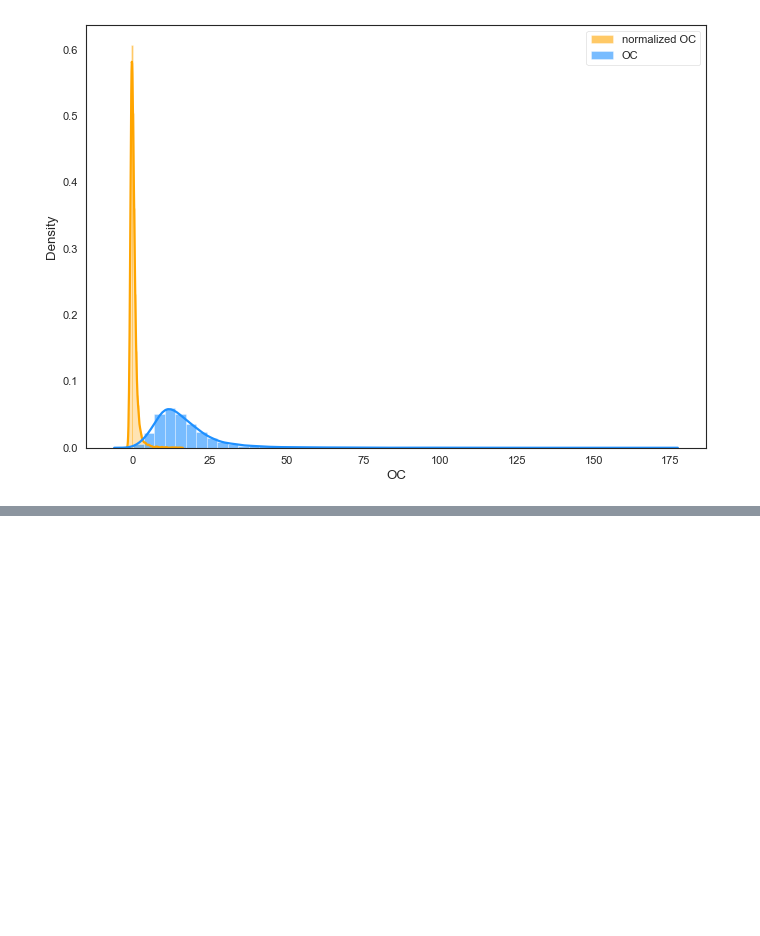
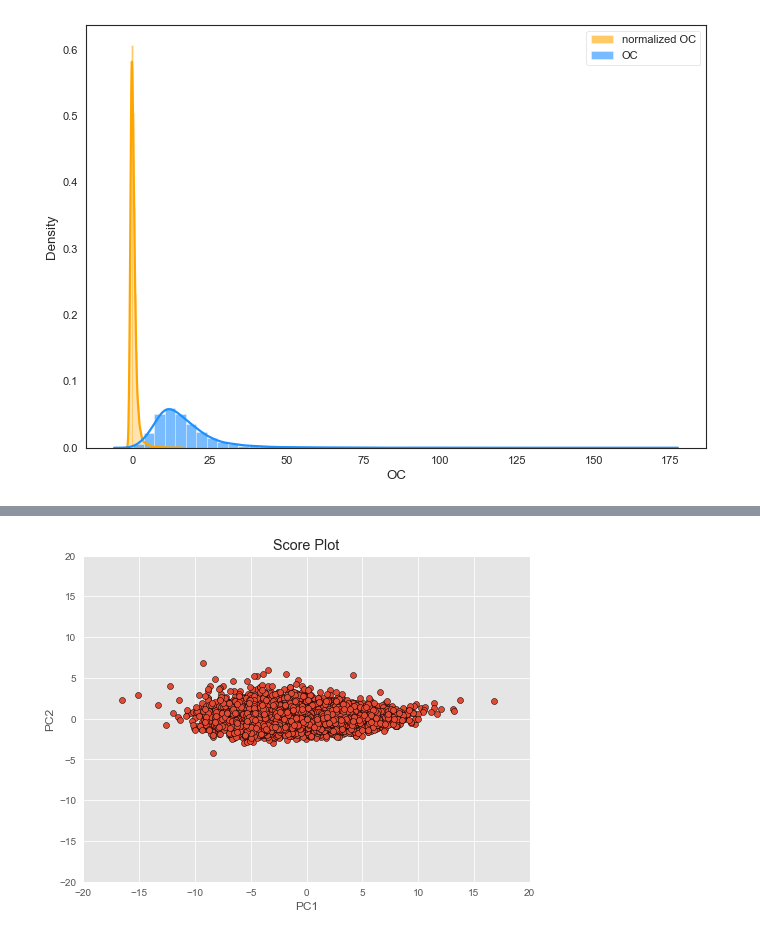
Before and after one commit to saberioon/WORLDSOILS, a Jupyter notebook: src/test_data.ipynb, the cells around one changed output, grey strips where cells are left out. Saved outputs shown, nothing was run; the diff lists cells and outputs as text; code cells hidden in the pictures; blank space fills up the shorter version.

```diff
--- a/src/test_data.ipynb
+++ b/src/test_data.ipynb
@@ -146,0 +191,12 @@ RobustScaler Data =  [-0.28  0.25 -0.04 ... -1.12 -0.54 -0.31]
+# %%
+fig = plt.figure(figsize=(8,6))
+with plt.style.context(('ggplot')):
+    plt.scatter(T[:, 0], T[:, 1], edgecolors='k', cmap='jet')
+    plt.xlim((-20, 20))
+    plt.ylim((-20, 20))
+    plt.xlabel('PC1')
+    plt.ylabel('PC2')
+    plt.title('Score Plot')
+plt.show()
+# %% [output]
+[figure, added]
```
Also changed, not shown: parts of 12 cells of this notebook, 11 other files.
